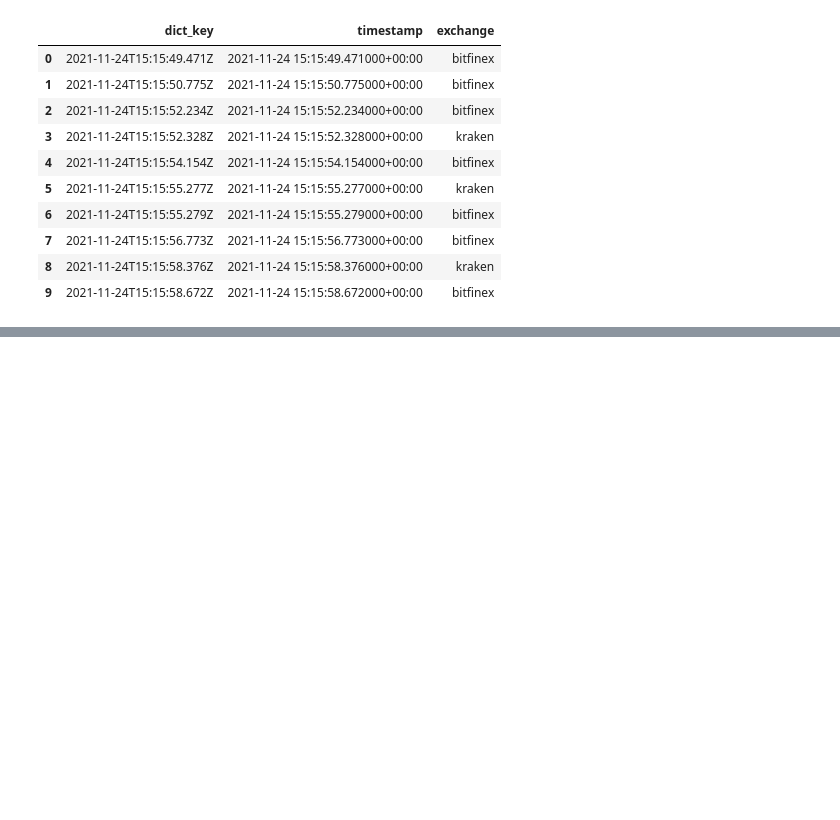
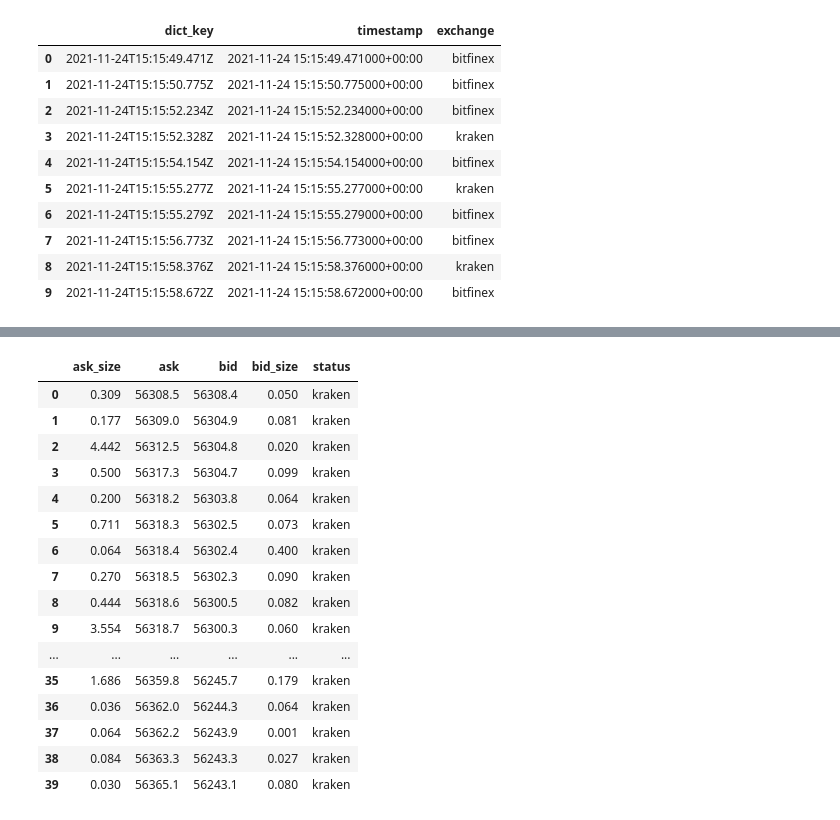
Before and after one commit to douglasparism/XEMM, a Jupyter notebook: NB_NS.ipynb, the cells around one changed output, grey strips where cells are left out. Saved outputs shown, nothing was run; the diff lists cells and outputs as text; code cells hidden in the pictures; blank space fills up the shorter version.

```diff
--- a/NB_NS.ipynb
+++ b/NB_NS.ipynb
@@ -167,6 +181,6 @@ bitfinex
 # %%
-kraken = dict_to_df('kraken','2021-11-24T15:16:31.432Z' , orderbooks_data)
-bitfinex = dict_to_df('bitfinex','2021-11-24T15:16:31.432Z' , orderbooks_data)
+kraken = dict_to_df('kraken','2021-11-24T15:15:52.328Z' , orderbooks_data)
+bitfinex = dict_to_df('bitfinex','2021-11-24T15:15:54.154Z' , orderbooks_data)
 print(kraken.head(2), 'KRAKEN')
 print(bitfinex.head(2),'BITFINEX')
 plot_orderbook_2excahnges(kraken, bitfinex)
@@ -180,0 +206,3 @@ plot_orderbook_2excahnges(kraken, bitfinex)
+# %%
+pd.set_option('display.max_row', None)
+order = create_order_from(kraken, bitfinex)
@@ -181,3 +213,23 @@ plot_orderbook_2excahnges(kraken, bitfinex)
+# %%
+kraken.head(40)
+# %% [output]
+|  | ask_size | ask | bid | bid_size | status |
+| 0 | 0.309 | 56308.5 | 56308.4 | 0.050 | kraken |
+| 1 | 0.177 | 56309.0 | 56304.9 | 0.081 | kraken |
+| 2 | 4.442 | 56312.5 | 56304.8 | 0.020 | kraken |
+| 3 | 0.500 | 56317.3 | 56304.7 | 0.099 | kraken |
+| 4 | 0.200 | 56318.2 | 56303.8 | 0.064 | kraken |
+| 5 | 0.711 | 56318.3 | 56302.5 | 0.073 | kraken |
+| 6 | 0.064 | 56318.4 | 56302.4 | 0.400 | kraken |
+| 7 | 0.270 | 56318.5 | 56302.3 | 0.090 | kraken |
+| 8 | 0.444 | 56318.6 | 56300.5 | 0.082 | kraken |
+| 9 | 3.554 | 56318.7 | 56300.3 | 0.060 | kraken |
+| ... | ... | ... | ... | ... | ... |
+| 35 | 1.686 | 56359.8 | 56245.7 | 0.179 | kraken |
+| 36 | 0.036 | 56362.0 | 56244.3 | 0.064 | kraken |
+| 37 | 0.064 | 56362.2 | 56243.9 | 0.001 | kraken |
+| 38 | 0.084 | 56363.3 | 56243.3 | 0.027 | kraken |
+| 39 | 0.030 | 56365.1 | 56243.1 | 0.080 | kraken |
 # %%
 def plot_orderbook_2excahnges(ob_data_plot_origin, ob_data_plot_destionation):
     ob_data = ob_data_plot_origin
```
Also changed, not shown: parts of 12 cells of this notebook.
